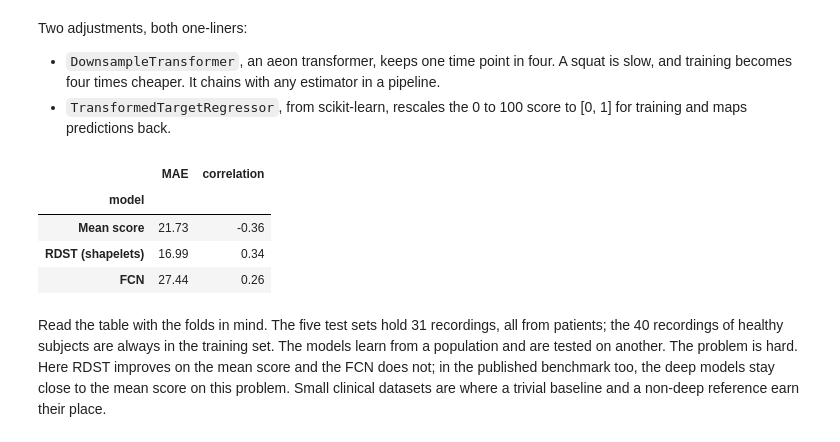
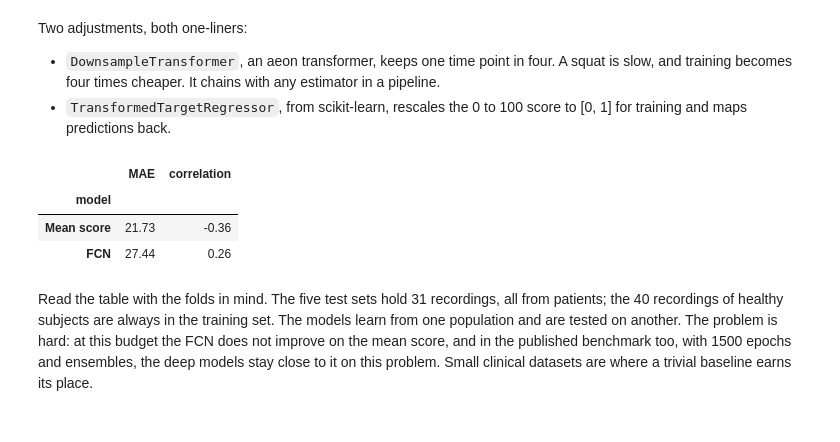
Before and after one commit to aeon-tutorials/ADBIS-2026, a Jupyter notebook: Notebooks/rehab_pile_deep_learning.ipynb, the cells around one changed output. Cells and saved outputs as stored; diff of their text form; code cells hidden in the pictures.

```diff
--- a/Notebooks/rehab_pile_deep_learning.ipynb
+++ b/Notebooks/rehab_pile_deep_learning.ipynb
@@ -649,7 +646,7 @@ reg_results.round(3)
 # %%
 fig, axes = plt.subplots(1, 2, figsize=(7, 3.8), sharex=True, sharey=True)
 lims = [0.3, 1.05]
-for ax, name in zip(axes, ["RDST (shapelets)", "FCN"]):
+for ax, name in zip(axes, ["Mean score", "FCN"]):
     ax.plot(lims, lims, color=MUTED, lw=1)
     ax.scatter(score_true, predictions[name], s=26, color=BLUE, edgecolor="white",
                linewidth=0.7, zorder=3)
@@ -877,38 +876,34 @@ Two adjustments, both one-liners:
 # %%
 from aeon.transformations.collection import DownsampleTransformer
 from sklearn.compose import TransformedTargetRegressor
 from sklearn.preprocessing import MinMaxScaler
 
 
 def downsample():
     return DownsampleTransformer(downsample_by="proportion", proportion=0.75)
 
 
 kimore_models = {
     "Mean score": lambda: DummyRegressor(),
-    "RDST (shapelets)": lambda: make_pipeline(
-        downsample(), RDSTRegressor(random_state=SEED, n_jobs=-1)
-    ),
     "FCN": lambda: make_pipeline(
         downsample(),
         TransformedTargetRegressor(FCNRegressor(**deep), transformer=MinMaxScaler()),
     ),
 }
 
 rows = []
 for name, make in kimore_models.items():
     k_true, k_pred = evaluate(make, "KIMORE_reg_Sq", n_folds=5, scale=1.0)
     rows.append({"model": name, "MAE": mean_absolute_error(k_true, k_pred),
                  "correlation": np.corrcoef(k_true, k_pred)[0, 1]})
 pd.DataFrame(rows).set_index("model").round(2)
 # %% [output]
 |  | MAE | correlation |
 | model |  |  |
 | Mean score | 21.73 | -0.36 |
-| RDST (shapelets) | 16.99 | 0.34 |
 | FCN | 27.44 | 0.26 |
 # %% [markdown]
-Read the table with the folds in mind. The five test sets hold 31 recordings, all from patients; the 40 recordings of healthy subjects are always in the training set. The models learn from a population and are tested on another. The problem is hard. Here RDST improves on the mean score and the FCN does not; in the published benchmark too, the deep models stay close to the mean score on this problem. Small clinical datasets are where a trivial baseline and a non-deep reference earn their place.
+Read the table with the folds in mind. The five test sets hold 31 recordings, all from patients; the 40 recordings of healthy subjects are always in the training set. The models learn from one population and are tested on another. The problem is hard: at this budget the FCN does not improve on the mean score, and in the published benchmark too, with 1500 epochs and ensembles, the deep models stay close to it on this problem. Small clinical datasets are where a trivial baseline earns its place.
 # %% [markdown]
 ## Take-aways
 
```
Also changed, not shown: parts of 6 cells of this notebook, 6 other files.
